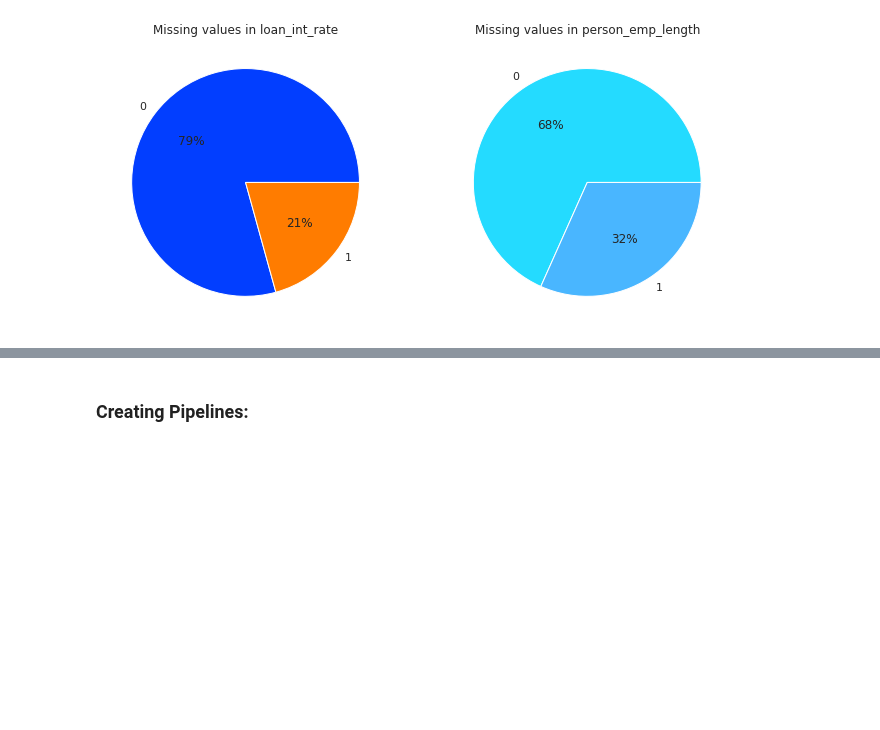
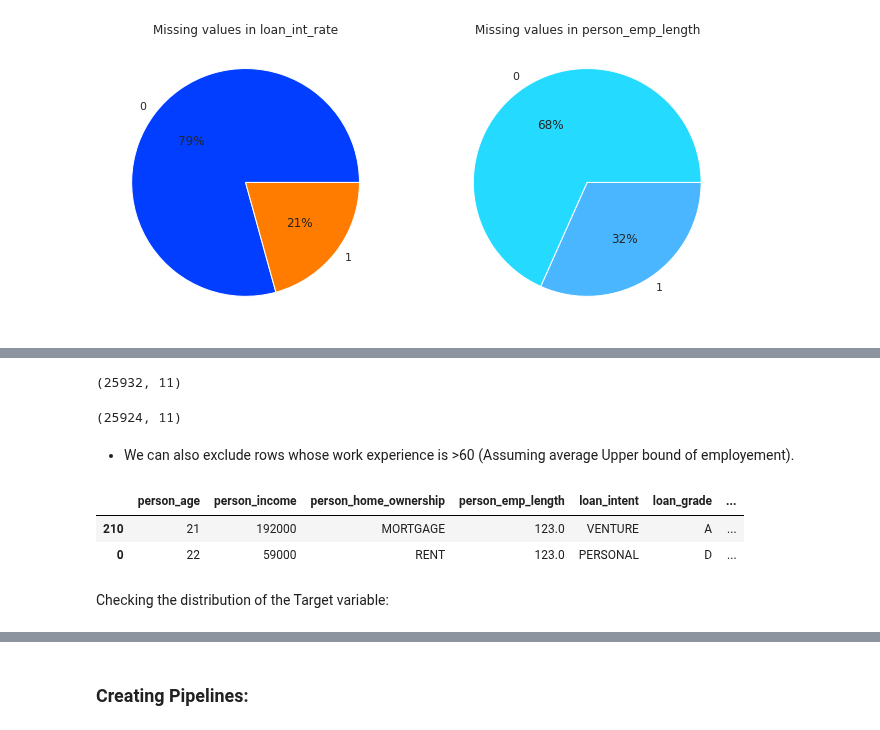
Before and after one commit to s-ravi18/Kaggle-Notebooks, a Jupyter notebook: credit-risk-analysis-redo.ipynb, the cells around one changed output, grey strips where cells are left out. Cells and saved outputs as stored; diff of their text form; code cells hidden in the pictures; blank space fills up the shorter version.

```diff
--- a/credit-risk-analysis-redo.ipynb
+++ b/credit-risk-analysis-redo.ipynb
@@ -392,3 +401,0 @@ X[['person_income', 'loan_amnt', 'loan_percent_income']].head()
-# %%
-X.drop('loan_percent_income', axis=1, inplace=True)
-X_test.drop('loan_percent_income', axis=1, inplace=True)
@@ -413,6 +451,18 @@ X.loc[X['person_age']>=80, :]  #Using common sense, we can exclude rows whose ag
+# %%
+X.shape   ## shape before removal
+# %% [output]
+(25932, 11)
 # %%
 X = X.loc[X['person_age']<80, :]
 # %%
-X.shape
+X.shape  ## shape after removal
+# %% [output]
+(25924, 11)
+# %% [markdown]
+- We can also exclude rows whose work experience is >60 (Assuming average Upper bound of employement).
 # %%
-X.loc[X['person_emp_length']>=66, :]
+X.loc[X['person_emp_length']>=60, :]
+# %% [output]
+|  | person_age | person_income | person_home_ownership | person_emp_length | loan_intent | loan_grade | ... |
+| 210 | 21 | 192000 | MORTGAGE | 123.0 | VENTURE | A | ... |
+| 0 | 22 | 59000 | RENT | 123.0 | PERSONAL | D | ... |
@@ -429,0 +475,2 @@ cat_cols
+# %% [markdown]
+Checking the distribution of the Target variable:
```
Also changed, not shown: parts of 50 cells of this notebook.
